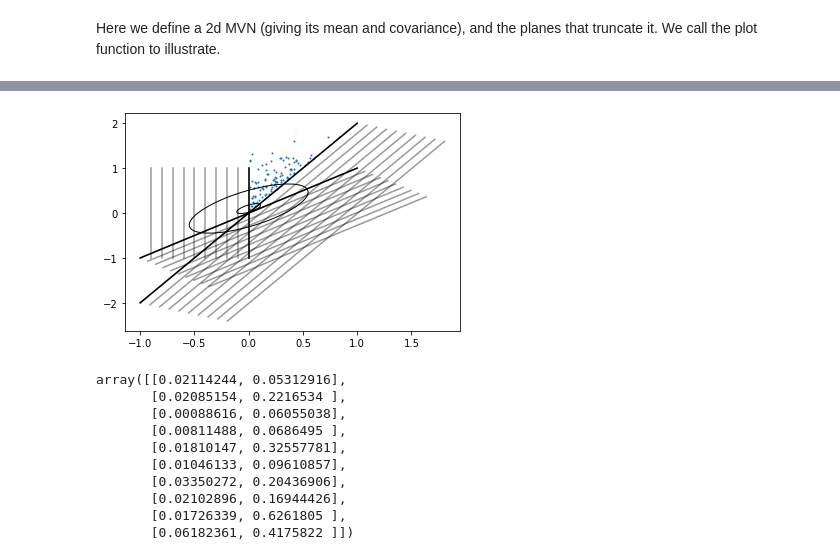
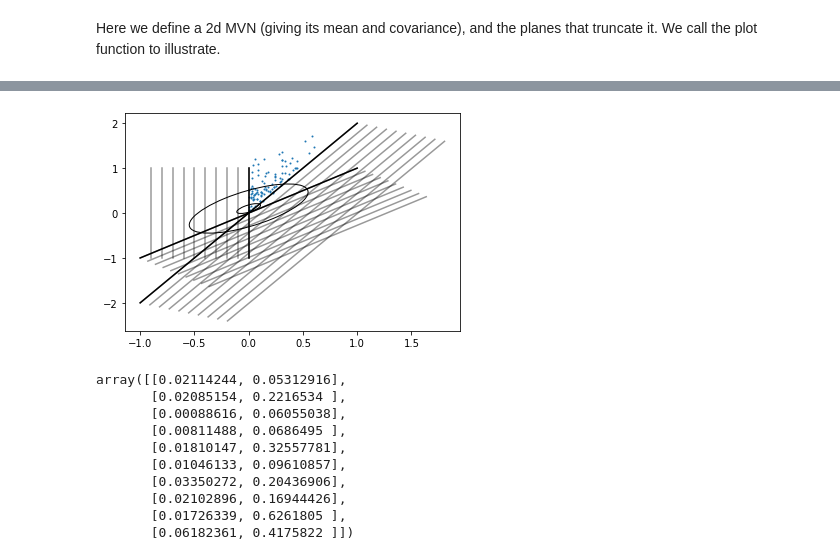
Before and after one commit to lionfish0/truncatedMVN, a Jupyter notebook: jupyter/Demo.ipynb, the cells around one changed output, grey strips where cells are left out. Cells and saved outputs as stored; diff of their text form; code cells hidden in the pictures.

```diff
--- a/jupyter/Demo.ipynb
+++ b/jupyter/Demo.ipynb
@@ -8,11 +16,11 @@ Here we define a 2d MVN (giving its mean and covariance), and the planes that tr
 # %%
 mean = np.array([0,0.1])
 cov = np.array([[0.3,0.2],[0.2,0.3]])
 planes = np.array([[1,0],[-1,1],[-2,1]])
-tm = TruncMVN(mean,cov,planes)
+tm = TruncMVNrejection(mean,cov,planes)
 tm.plot()
 # %% [output]
-[figure, old version]
+[figure, new version]
 # %%
 tm.sample() #to draw samples, use the 'sample' method
 # %% [output]
```
Also changed, not shown: parts of 2 cells of this notebook, 2 other files.
